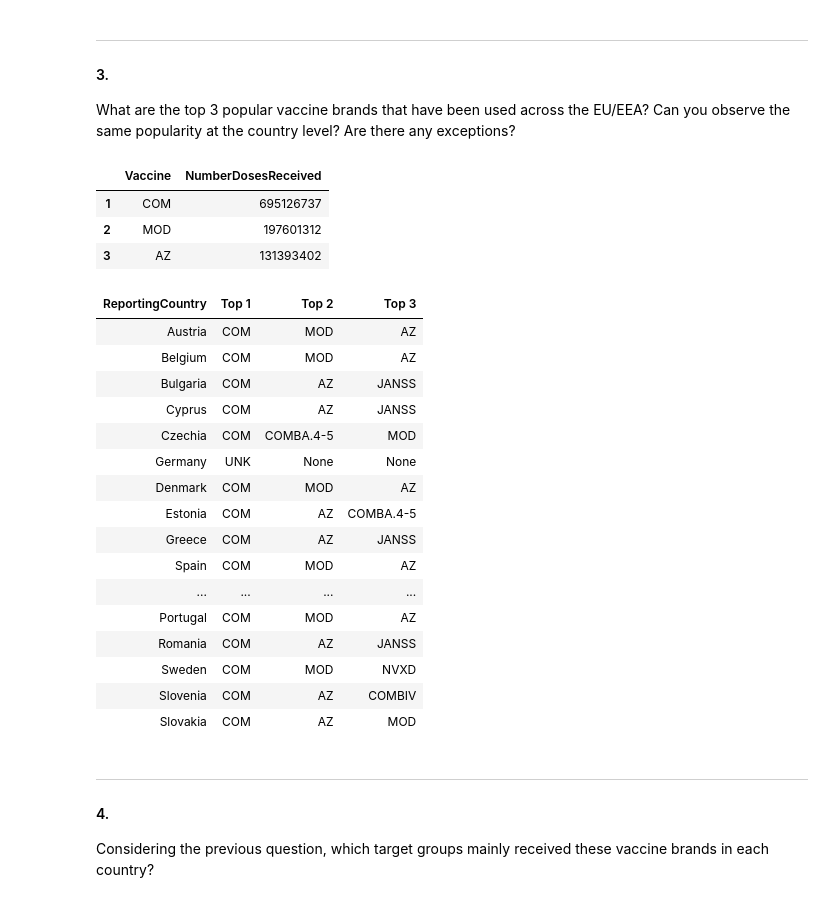
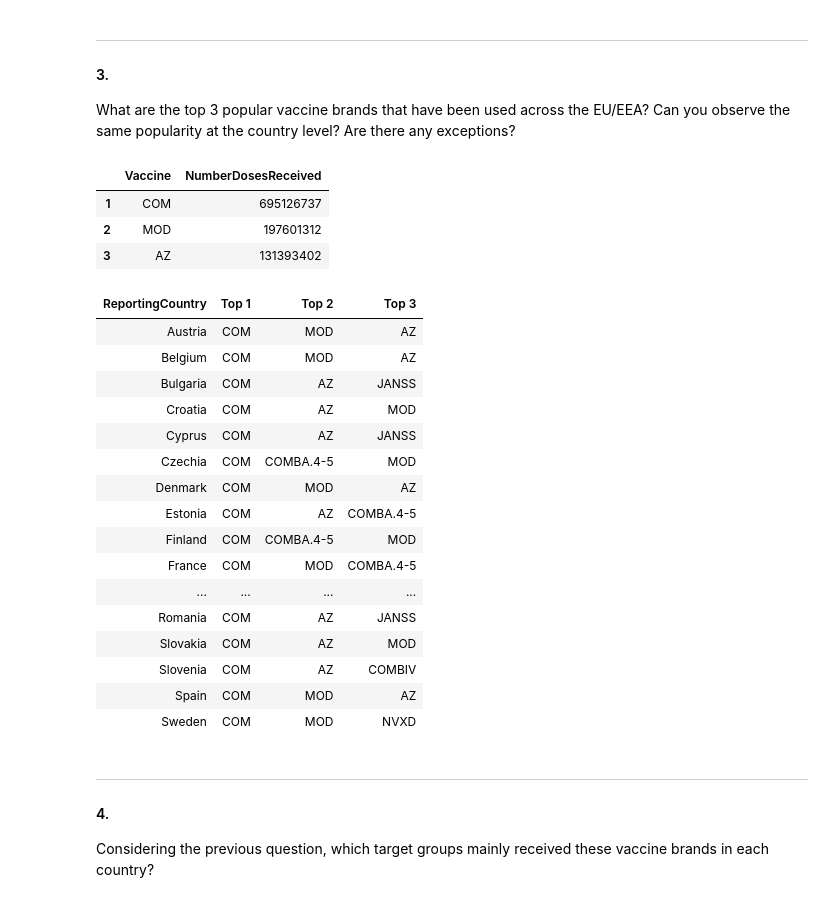
Before and after one commit to Globose/dv1597, a Jupyter notebook: a2/book.ipynb, the cells around one changed output. Saved outputs shown, nothing was run; the diff lists cells and outputs as text; code cells hidden in the pictures.

```diff
--- a/a2/book.ipynb
+++ b/a2/book.ipynb
@@ -298,54 +295,55 @@ grouped = df_vaccination.groupby(['ReportingCountry', 'Vaccine'])['NumberDosesRe
 grouped = grouped.groupby('ReportingCountry')
 grouped = grouped.apply(lambda x: x.nlargest(3, 'NumberDosesReceived')).reset_index(drop=True)
 grouped = grouped[['ReportingCountry', 'Vaccine']]
-
 grouped_top_3 = grouped.groupby('ReportingCountry')['Vaccine'].agg(list)
 
 # Convert the list of vaccines into separate columns (Top 1, Top 2, Top 3)
 grouped_top_3 = pd.DataFrame(grouped_top_3.tolist(), index=grouped_top_3.index, columns=['Top 1', 'Top 2', 'Top 3'])
 
-# Reset the index to include 'ReportingCountry' as a column
+# Reset index, Replace country code with country name, sort by name
 grouped_top_3.reset_index(inplace=True)
+grouped_top_3['ReportingCountry'] = grouped_top_3['ReportingCountry'].map(name_dict)
+grouped_top_3 = grouped_top_3.sort_values(by='ReportingCountry', ascending=True)
 
-# Replace country code with country name
-grouped_top_3['ReportingCountry'] = grouped_top_3['ReportingCountry'].map(name_dict)
+# Replace UNK and None with -. for Germany
+grouped_top_3.loc[grouped_top_3['ReportingCountry'] == 'Germany', ['Top 1', 'Top 2', 'Top 3']] = '-'
+
 
 # Start counting from 1
 df_sorted.index += 1
 
-# Display
 display(df_sorted)
 display(grouped_top_3.style.hide())
 
 # Save as LaTeX tables
 # latex_table = df_sorted.to_latex(caption='Top 3 vaccine brands used in EU/EEA')
 # latex_table = latex_table.replace('\\begin{table}', '\\begin{table}[H] \scriptsize')
 # print(latex_table)
 # latex_table = grouped_top_3.style.hide().to_latex(caption='Top 3 vaccine brands used for each country')
 # latex_table = latex_table.replace('\\begin{table}', '\\begin{table}[H] \scriptsize')
 # print(latex_table)
 # %% [output]
 |  | Vaccine | NumberDosesReceived |
 | 1 | COM | 695126737 |
 | 2 | MOD | 197601312 |
 | 3 | AZ | 131393402 |
 | ReportingCountry | Top 1 | Top 2 | Top 3 |
 | Austria | COM | MOD | AZ |
 | Belgium | COM | MOD | AZ |
 | Bulgaria | COM | AZ | JANSS |
+| Croatia | COM | AZ | MOD |
 | Cyprus | COM | AZ | JANSS |
 | Czechia | COM | COMBA.4-5 | MOD |
-| Germany | UNK | None | None |
 | Denmark | COM | MOD | AZ |
 | Estonia | COM | AZ | COMBA.4-5 |
-| Greece | COM | AZ | JANSS |
+| Finland | COM | COMBA.4-5 | MOD |
+| France | COM | MOD | COMBA.4-5 |
+| ... | ... | ... | ... |
+| Romania | COM | AZ | JANSS |
+| Slovakia | COM | AZ | MOD |
+| Slovenia | COM | AZ | COMBIV |
 | Spain | COM | MOD | AZ |
-| ... | ... | ... | ... |
-| Portugal | COM | MOD | AZ |
-| Romania | COM | AZ | JANSS |
 | Sweden | COM | MOD | NVXD |
-| Slovenia | COM | AZ | COMBIV |
-| Slovakia | COM | AZ | MOD |
 # %% [markdown]
 ***
 #### 4.
```
Also changed, not shown: parts of 7 cells of this notebook.
